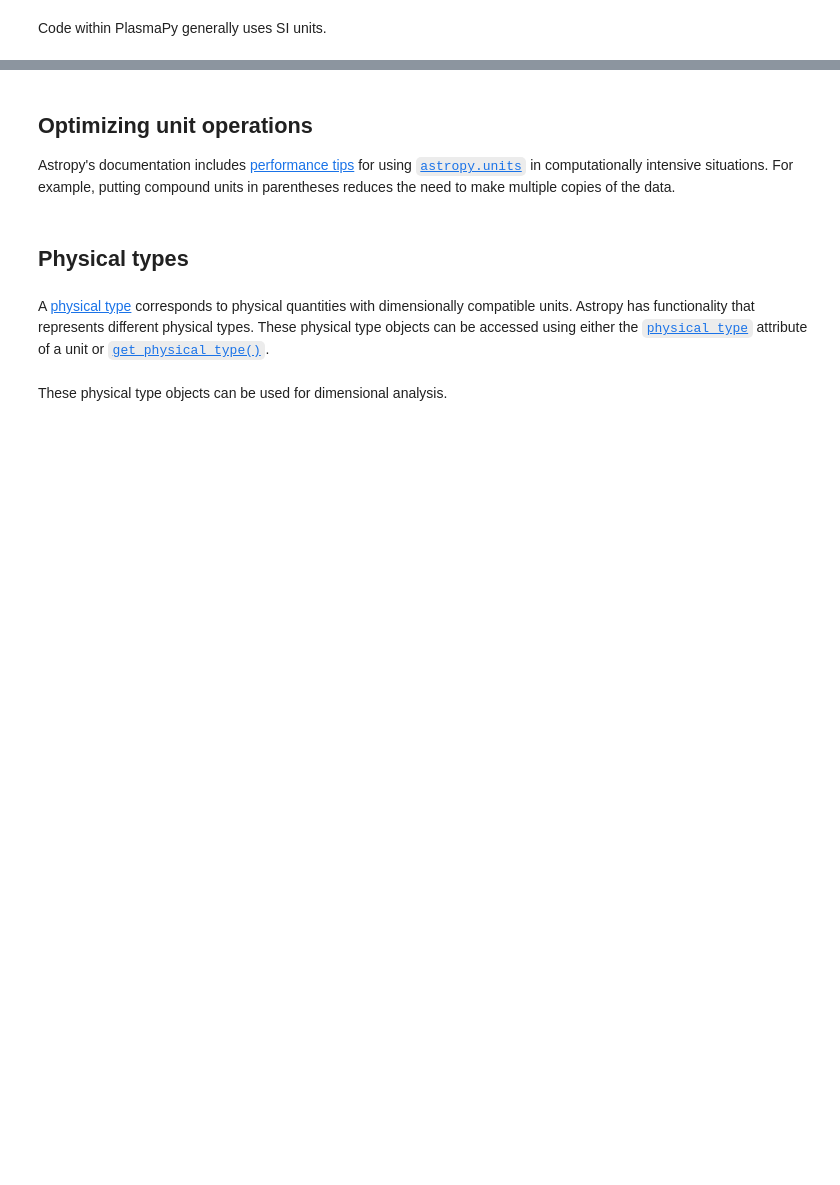
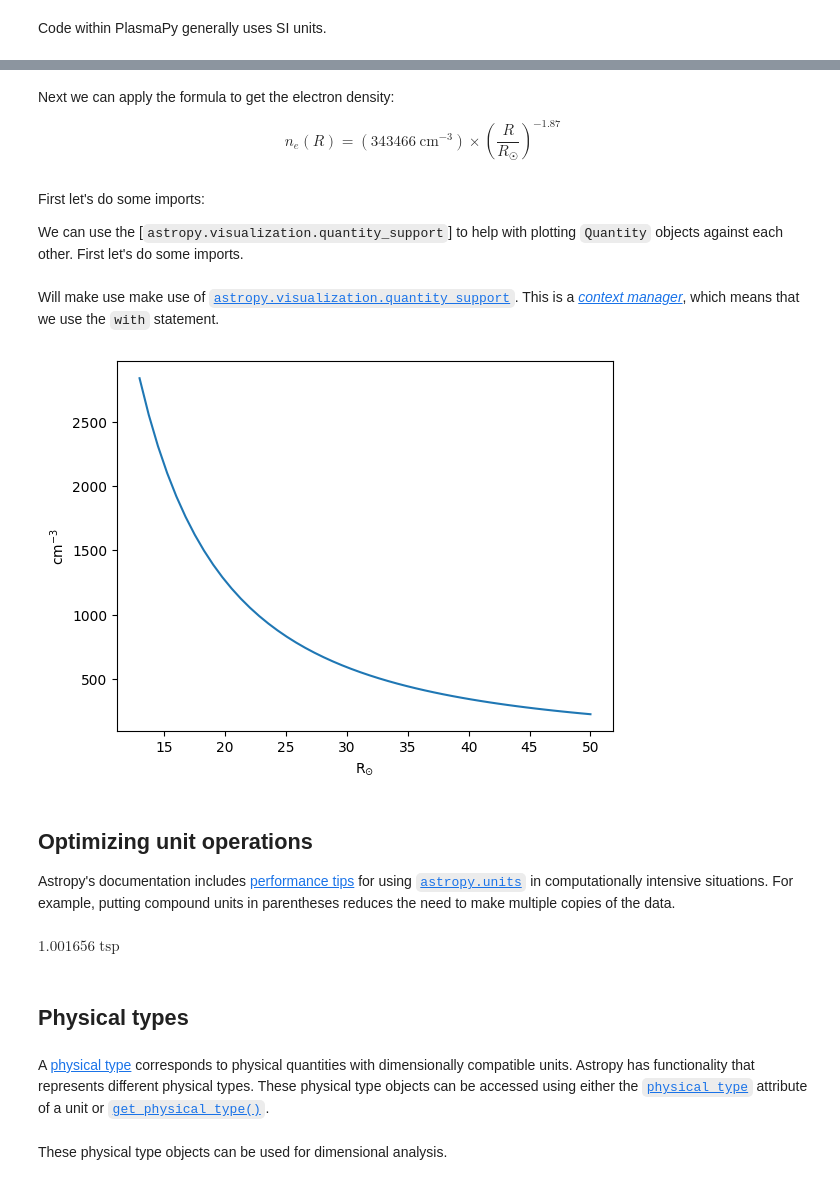
Before and after one commit to PlasmaPy/plasmapy-summer-school, a Jupyter notebook: notebooks/astropy-units-completed.ipynb, the cells around one changed output, grey strips where cells are left out. Drawn from its saved outputs; the diff is of its cells as text; code cells hidden in the pictures; blank space fills up the shorter version.

Commit message:
Update astropy.units notebook

```diff
--- a/notebooks/astropy-units-completed.ipynb
+++ b/notebooks/astropy-units-completed.ipynb
@@ -219,0 +229,12 @@ Code within PlasmaPy generally uses SI units.
+# %%
+radii = np.linspace(13, 50, num=50) * constants.R_sun
+# %% [markdown]
+Next we can apply the formula to get the electron density:
+
+$$ n_e(R) = \left( 343466\ \mbox{cm}^{-3} \right) × \left( \frac{R}{R_☉} \right)^{-1.87} $$
+# %%
+n_e = 343_466 * u.cm**-3 * (radii / constants.R_sun) ** -1.87
+# %% [markdown]
+First let's do some imports:
+
+We can use the [`astropy.visualization.quantity_support`] to help with plotting `Quantity` objects against each other. First let's do some imports.
@@ -220,3 +244,12 @@ Code within PlasmaPy generally uses SI units.
+# %% [markdown]
+Will make use make use of [`astropy.visualization.quantity_support`](https://docs.astropy.org/en/stable/api/astropy.visualization.quantity_support.html).  This is a [_context manager_](https://realpython.com/python-with-statement/), which means that we use the `with` statement.
+# %%
+with quantity_support():
+    plt.figure()
+    plt.plot(radii.to(u.R_sun), n_e)
+    plt.draw()
+# %% [output]
+[figure, added]
 # %% [markdown]
 ## Optimizing unit operations
 
@@ -229,3 +262,7 @@ volume = 0.62 * (u.barn * u.Mpc)
+# %%
+volume.to(u.imperial.tsp)
+# %% [output]
+$1.001656 \; \mathrm{tsp}$
 # %% [markdown]
 ## Physical types
 # %% [markdown]
```
Also changed, not shown: parts of 16 cells of this notebook.
